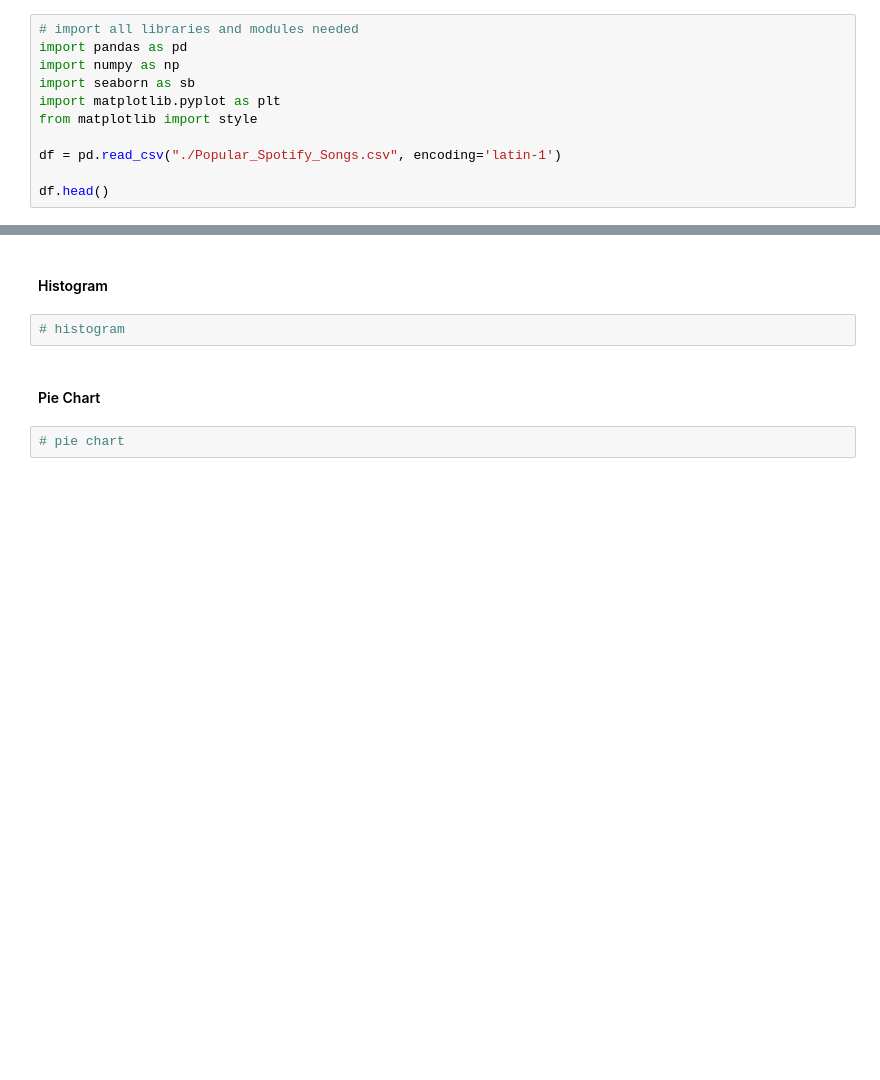
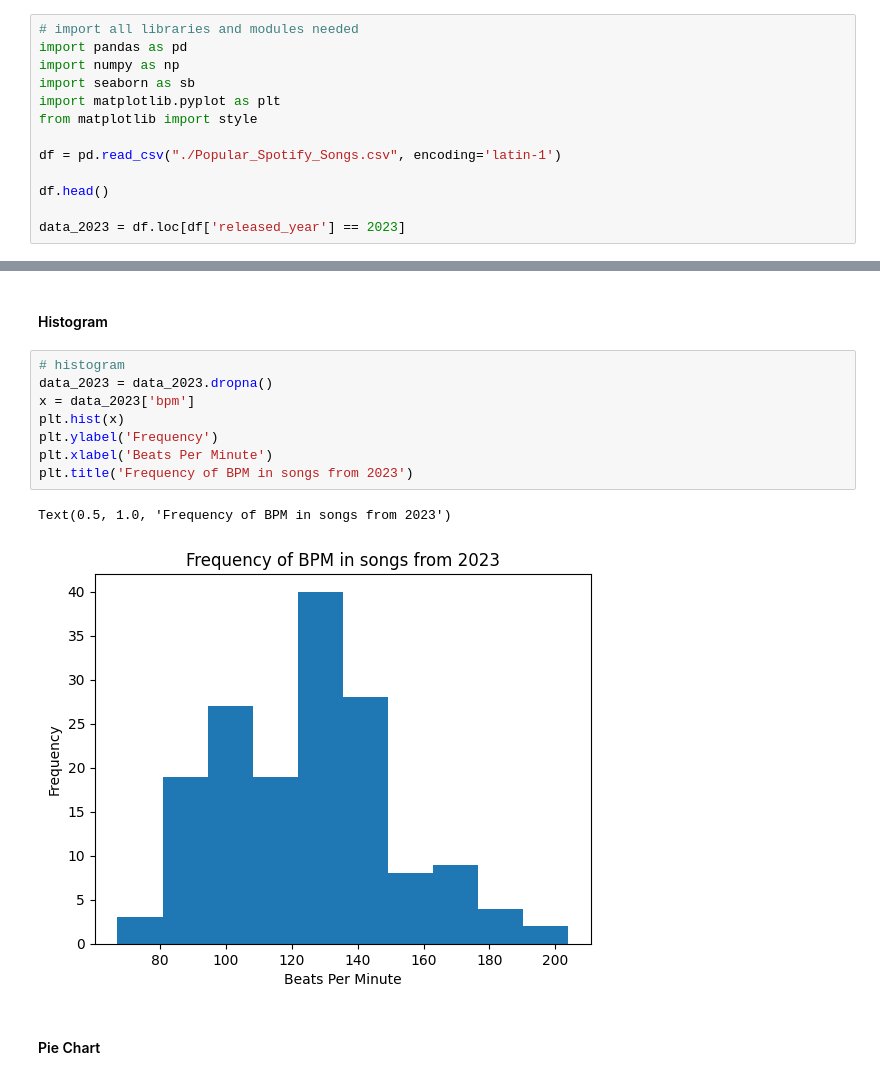
Before and after one commit to isaacevans010/data-analysis-projects, a Jupyter notebook: data-viz-with-py/exercises/data-viz-exercises.ipynb, the cells around one changed output, grey strips where cells are left out. Saved outputs shown, nothing was run; the diff lists cells and outputs as text; blank space fills up the shorter version.

```diff
--- a/data-viz-with-py/exercises/data-viz-exercises.ipynb
+++ b/data-viz-with-py/exercises/data-viz-exercises.ipynb
@@ -17,3 +17,5 @@ from matplotlib import style
 df = pd.read_csv("./Popular_Spotify_Songs.csv", encoding='latin-1')
 
 df.head()
+
+data_2023 = df.loc[df['released_year'] == 2023]
@@ -106,8 +154,15 @@ plt.yticks()
 # %% [markdown]
 #### Histogram
-# %%
-# histogram
+# %%
+# histogram
+data_2023 = data_2023.dropna()
+x = data_2023['bpm']
+plt.hist(x)
+plt.ylabel('Frequency')
+plt.xlabel('Beats Per Minute')
+plt.title('Frequency of BPM in songs from 2023')
+# %% [output]
+Text(0.5, 1.0, 'Frequency of BPM in songs from 2023')
+[figure, added]
 # %% [markdown]
 #### Pie Chart
-# %%
-# pie chart
```
Also changed, not shown: parts of 9 cells of this notebook.
